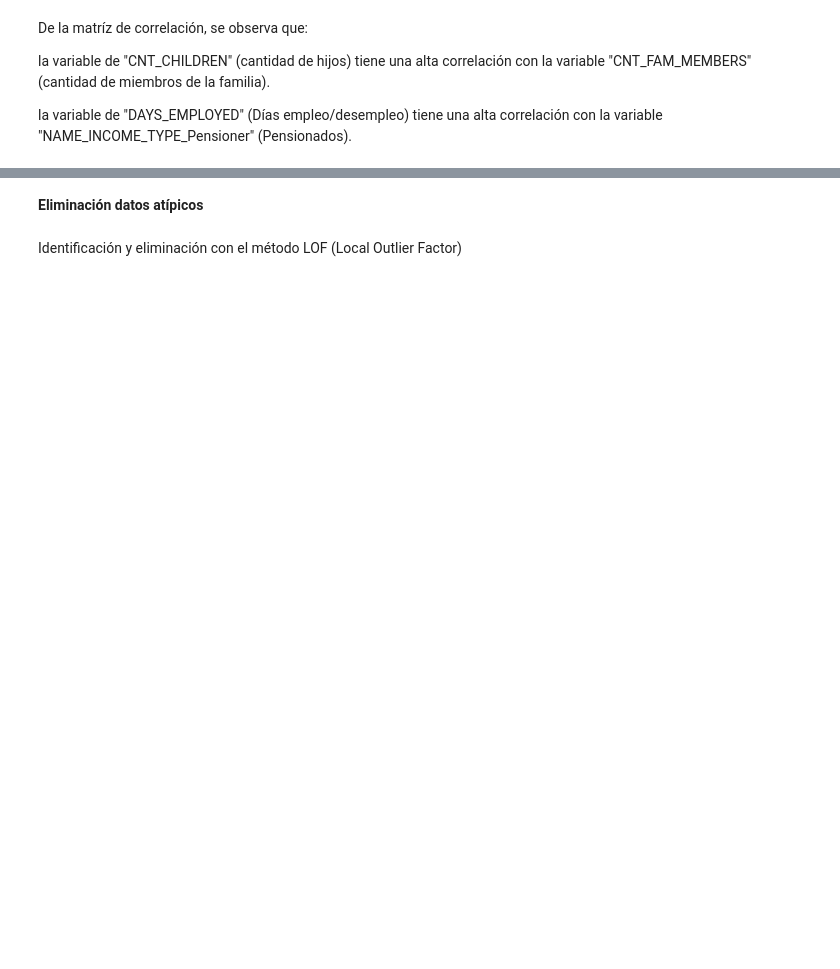
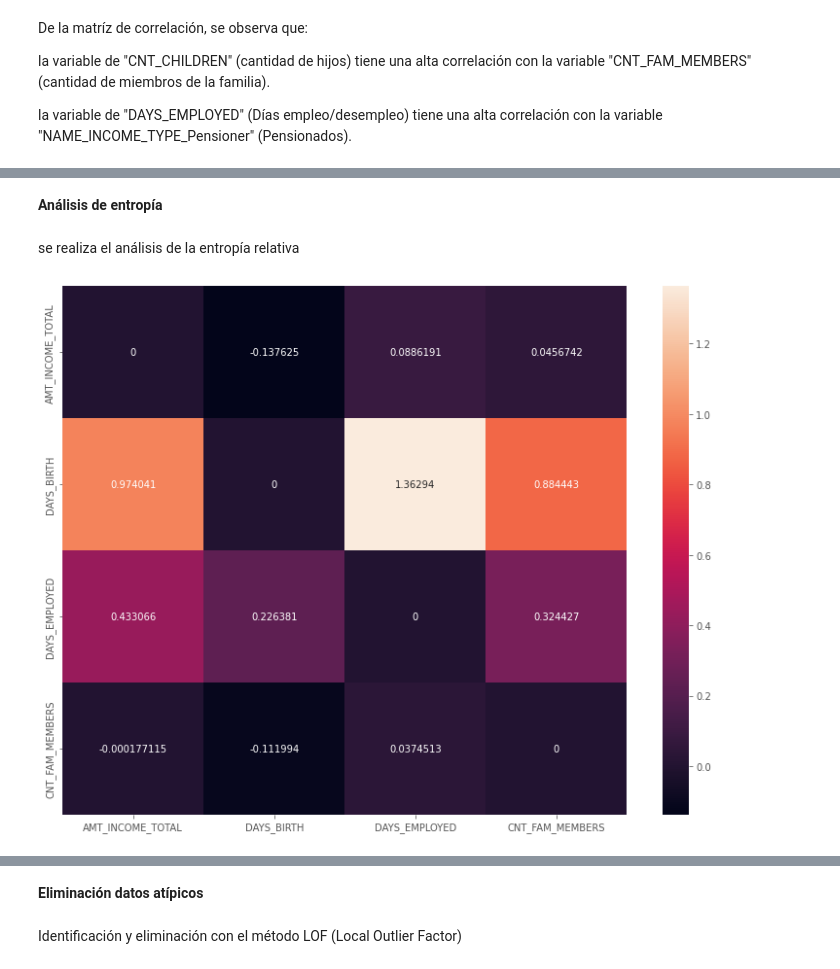
Before and after one commit to mariaimr/Monografia-UdeA, a Jupyter notebook: Monografia_Credit_Card_Approval_Prediction.ipynb, the cells around one changed output, grey strips where cells are left out. Drawn from its saved outputs; the diff is of its cells as text; code cells hidden in the pictures; blank space fills up the shorter version.

```diff
--- a/Monografia_Credit_Card_Approval_Prediction.ipynb
+++ b/Monografia_Credit_Card_Approval_Prediction.ipynb
@@ -671,0 +689,31 @@ la variable de "DAYS_EMPLOYED" (Días empleo/desempleo) tiene una alta correlaci
+# %% [markdown]
+**Análisis de entropía**
+# %% [markdown]
+se realiza el análisis de la entropía relativa
+# %%
+caracteristicas_entropia = ["AMT_INCOME_TOTAL", "DAYS_BIRTH", "DAYS_EMPLOYED", "CNT_FAM_MEMBERS"]
+features = banco_unido_codi[caracteristicas_entropia]
+# %%
+MM = MinMaxScaler()
+features_normalizado = MM.fit_transform(features)
+features_normalizado = pd.DataFrame(features_normalizado, columns = features.columns)
+# %%
+entropia_relativa = []
+
+for _,n in enumerate(caracteristicas_entropia):
+  for _,m in enumerate(caracteristicas_entropia):
+    entropia_R = special.rel_entr(features_normalizado[n], features_normalizado[m])
+    entropia_R = pd.DataFrame(entropia_R).replace(np.inf,0) # Reemplazamos los valores infinitos o inf por 0
+    entropia_R = entropia_R.replace(-np.inf,0) # Reemplazamos los valores infinitos negativos o -inf por 0
+    suma_entropia_R = entropia_R.sum()/features_normalizado.shape[0]
+    entropia_relativa.append(suma_entropia_R)
+# %%
+entropia_relativa = np.asarray(entropia_relativa)
+entropia_relativa = entropia_relativa.reshape(features_normalizado.shape[1],features_normalizado.shape[1])
+entropia_relativa = pd.DataFrame(entropia_relativa, index = caracteristicas_entropia, columns = caracteristicas_entropia)
+
+plt.figure(figsize=(13,10))
+ax = sns.heatmap(entropia_relativa, annot=True, fmt='g', xticklabels = caracteristicas_entropia, yticklabels = caracteristicas_entropia)
+plt.show()
+# %% [output]
+[figure, added]
```
Also changed, not shown: parts of 52 cells of this notebook.
